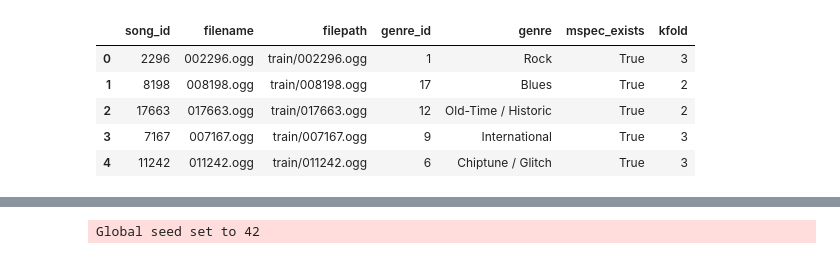
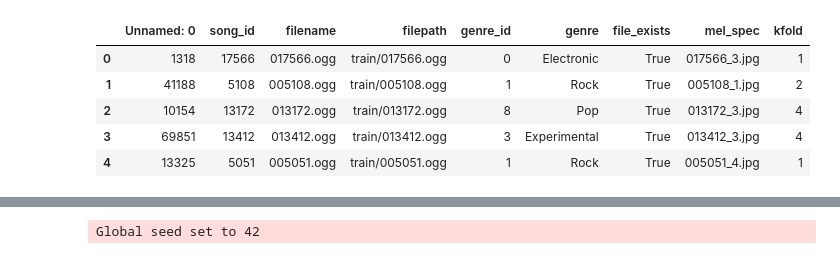
Before and after one commit to bk-anupam/KaggleChallenges, a Jupyter notebook: AUDIO/MusicClassification/train_baseline.ipynb, the cells around one changed output, grey strips where cells are left out. Cells and saved outputs as stored; diff of their text form; code cells hidden in the pictures.

```diff
--- a/AUDIO/MusicClassification/train_baseline.ipynb
+++ b/AUDIO/MusicClassification/train_baseline.ipynb
@@ -78,38 +86,44 @@ elif Config.RUNTIME == "KAGGLE":
     Config.IMG_ROOT_FOLDER = "/content/kaggle/processed_train/mel_spec/"
 else:
     Config.DATA_ROOT_FOLDER = "./data/"
-    Config.IMG_ROOT_FOLDER = "./data/processed_train/mel_spec/"
+    Config.IMG_ROOT_FOLDER = "./data/processed_train_aug/mel_spec/"
 # %%
 def config_to_dict(cfg):
     # dir is an inbuilt python function that returns the list of attributes and methods of any object
     return dict((name, getattr(cfg, name)) for name in dir(cfg) if not name.startswith('__'))
 # %%
 # split the training dataframe into kfolds for cross validation. We do this before any processing is done
-# on the data. We use stratified kfold if the target distribution is unbalanced
-def strat_kfold_dataframe(df, target_col_name, num_folds=Config.NUM_FOLDS):
+# on the data. We use stratified group kfold if the target distribution is unbalanced and multiple records belong to
+# a single group (song_id). To prevent data leakage we need to ensure all records of a group are assigned to one fold only
+# i.e. there is no leakage between train and validation sets
+def strat_group_kfold_dataframe(df, target_col_name, num_folds=Config.NUM_FOLDS):
     # we create a new column called kfold and fill it with -1
     df["kfold"] = -1
     # randomize of shuffle the rows of dataframe before splitting is done
     df = df.sample(frac=1, random_state=Config.RANDOM_SEED).reset_index(drop=True)
     # get the target data
     y = df[target_col_name].values
-    skf = model_selection.StratifiedKFold(n_splits=num_folds, shuffle=True, random_state=Config.RANDOM_SEED)
-    for fold, (train_index, val_index) in enumerate(skf.split(X=df, y=y)):
+    groups = df.song_id.values
+    skf = model_selection.StratifiedGroupKFold(n_splits=num_folds, shuffle=True, random_state=Config.RANDOM_SEED)
+    for fold, (train_index, val_index) in enumerate(skf.split(X=df, y=y, groups=groups)):
         df.loc[val_index, "kfold"] = fold
     return df
 
-df_train = pd.read_csv(Config.DATA_ROOT_FOLDER + "train.csv")
-# filter out records without any corresponding mel spectrogram image
-df_train["mspec_exists"] = df_train.filename.map(
-    lambda fp: os.path.exists(Config.IMG_ROOT_FOLDER + fp.split(".")[0] + ".jpg")
-)
-df_train = df_train[df_train.mspec_exists]
-df_train = strat_kfold_dataframe(df_train, target_col_name="genre_id")
+if Config.USE_MEL_SPEC_AUG:
+    df_train = pd.read_csv(Config.DATA_ROOT_FOLDER + "df_train_aug.csv")
+else:
+    df_train = pd.read_csv(Config.DATA_ROOT_FOLDER + "train.csv")
+    # filter out records without any corresponding mel spectrogram image
+    df_train["mspec_exists"] = df_train.filename.map(
+        lambda fp: os.path.exists(Config.IMG_ROOT_FOLDER + fp.split(".")[0] + ".jpg")
+    )
+    df_train = df_train[df_train.mspec_exists]
+df_train = strat_group_kfold_dataframe(df_train, target_col_name="genre_id")
 df_train.head()
 # %% [output]
-|  | song_id | filename | filepath | genre_id | genre | mspec_exists | kfold |
-| 0 | 2296 | 002296.ogg | train/002296.ogg | 1 | Rock | True | 3 |
-| 1 | 8198 | 008198.ogg | train/008198.ogg | 17 | Blues | True | 2 |
-| 2 | 17663 | 017663.ogg | train/017663.ogg | 12 | Old-Time / Historic | True | 2 |
-| 3 | 7167 | 007167.ogg | train/007167.ogg | 9 | International | True | 3 |
-| 4 | 11242 | 011242.ogg | train/011242.ogg | 6 | Chiptune / Glitch | True | 3 |
+|  | Unnamed: 0 | song_id | filename | filepath | genre_id | genre | file_exists | mel_spec | kfold |
+| 0 | 1318 | 17566 | 017566.ogg | train/017566.ogg | 0 | Electronic | True | 017566_3.jpg | 1 |
+| 1 | 41188 | 5108 | 005108.ogg | train/005108.ogg | 1 | Rock | True | 005108_1.jpg | 2 |
+| 2 | 10154 | 13172 | 013172.ogg | train/013172.ogg | 8 | Pop | True | 013172_3.jpg | 4 |
+| 3 | 69851 | 13412 | 013412.ogg | train/013412.ogg | 3 | Experimental | True | 013412_3.jpg | 4 |
+| 4 | 13325 | 5051 | 005051.ogg | train/005051.ogg | 1 | Rock | True | 005051_4.jpg | 1 |
```
Also changed, not shown: parts of 13 cells of this notebook.
